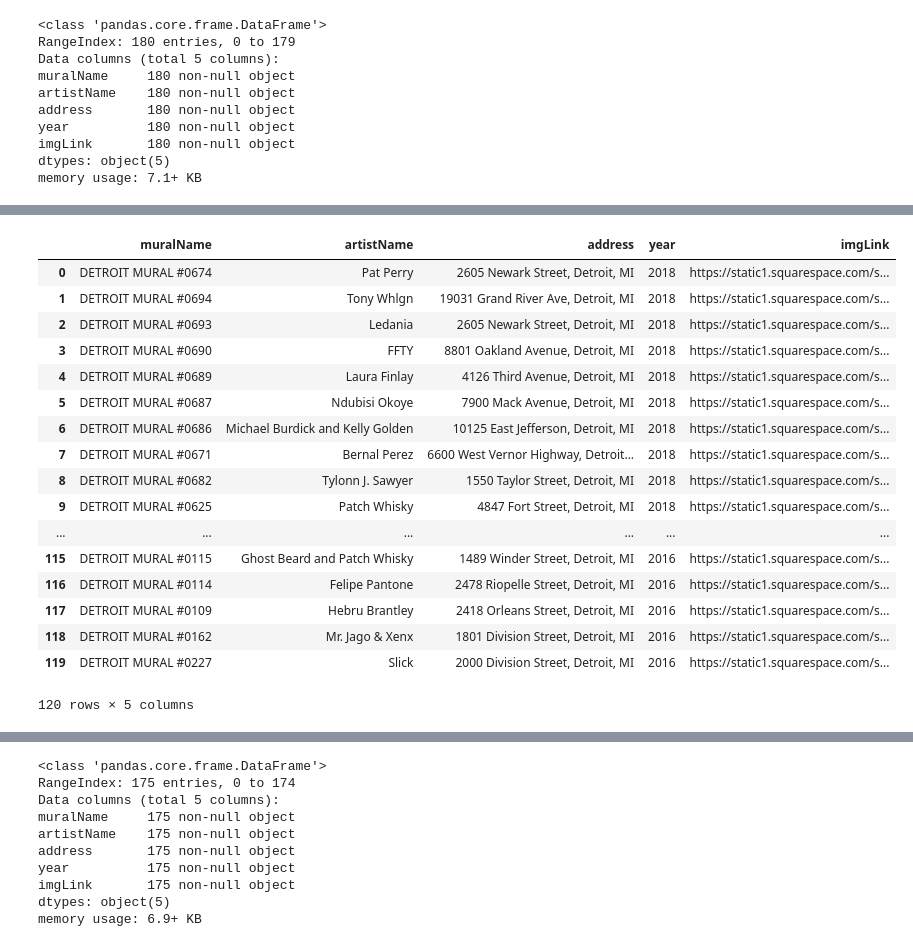
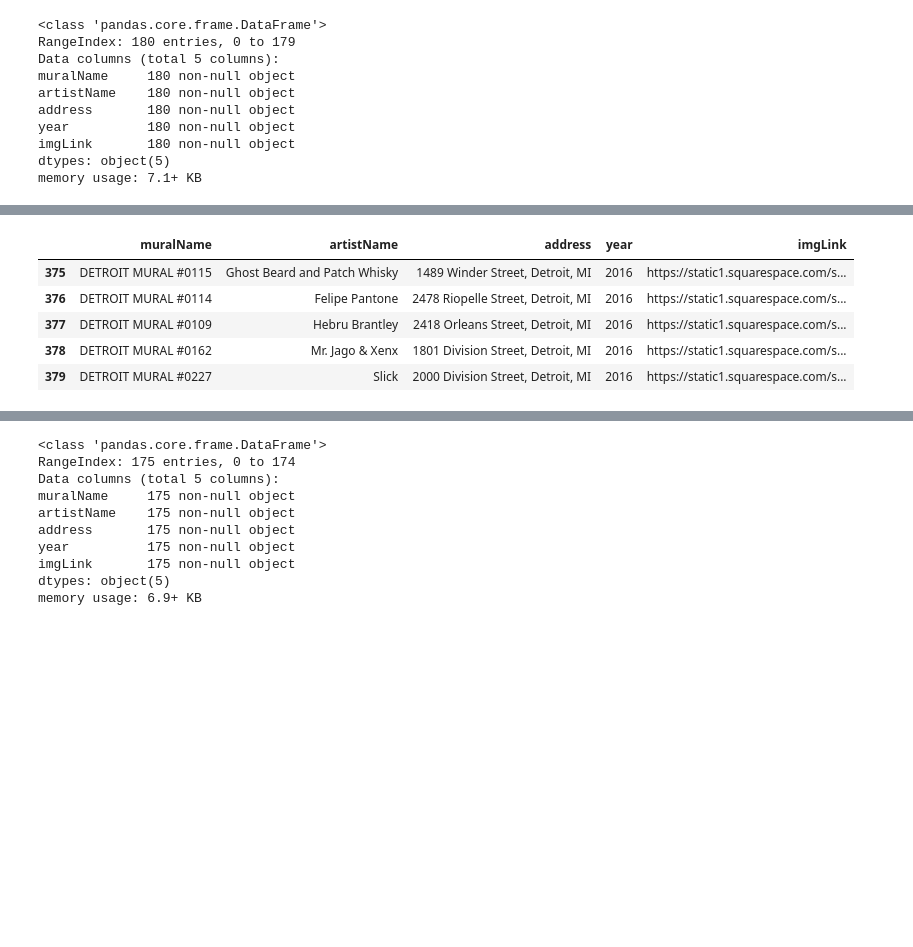
Before and after one commit to barohit/MuralDisplayDetroit, a Jupyter notebook: webscrapingscripts/1webscrape function.ipynb, the cells around one changed output, grey strips where cells are left out. Saved outputs shown, nothing was run; the diff lists cells and outputs as text; code cells hidden in the pictures; blank space fills up the shorter version.

```diff
--- a/webscrapingscripts/1webscrape function.ipynb
+++ b/webscrapingscripts/1webscrape function.ipynb
@@ -256,24 +180,13 @@ df
 # %%
 df.reset_index(drop=True)
+df.tail()
 # %% [output]
 |  | muralName | artistName | address | year | imgLink |
-| 0 | DETROIT MURAL #0674 | Pat Perry | 2605 Newark Street, Detroit, MI | 2018 | https://static1.squarespace.com/s... |
-| 1 | DETROIT MURAL #0694 | Tony Whlgn | 19031 Grand River Ave, Detroit, MI | 2018 | https://static1.squarespace.com/s... |
-| 2 | DETROIT MURAL #0693 | Ledania | 2605 Newark Street, Detroit, MI | 2018 | https://static1.squarespace.com/s... |
-| 3 | DETROIT MURAL #0690 | FFTY | 8801 Oakland Avenue, Detroit, MI | 2018 | https://static1.squarespace.com/s... |
-| 4 | DETROIT MURAL #0689 | Laura Finlay | 4126 Third Avenue, Detroit, MI | 2018 | https://static1.squarespace.com/s... |
-| 5 | DETROIT MURAL #0687 | Ndubisi Okoye | 7900 Mack Avenue, Detroit, MI | 2018 | https://static1.squarespace.com/s... |
-| 6 | DETROIT MURAL #0686 | Michael Burdick and Kelly Golden | 10125 East Jefferson, Detroit, MI | 2018 | https://static1.squarespace.com/s... |
-| 7 | DETROIT MURAL #0671 | Bernal Perez | 6600 West Vernor Highway, Detroit... | 2018 | https://static1.squarespace.com/s... |
-| 8 | DETROIT MURAL #0682 | Tylonn J. Sawyer | 1550 Taylor Street, Detroit, MI | 2018 | https://static1.squarespace.com/s... |
-| 9 | DETROIT MURAL #0625 | Patch Whisky | 4847 Fort Street, Detroit, MI | 2018 | https://static1.squarespace.com/s... |
-| ... | ... | ... | ... | ... | ... |
-| 115 | DETROIT MURAL #0115 | Ghost Beard and Patch Whisky | 1489 Winder Street, Detroit, MI | 2016 | https://static1.squarespace.com/s... |
-| 116 | DETROIT MURAL #0114 | Felipe Pantone | 2478 Riopelle Street, Detroit, MI | 2016 | https://static1.squarespace.com/s... |
-| 117 | DETROIT MURAL #0109 | Hebru Brantley | 2418 Orleans Street, Detroit, MI | 2016 | https://static1.squarespace.com/s... |
-| 118 | DETROIT MURAL #0162 | Mr. Jago & Xenx | 1801 Division Street, Detroit, MI | 2016 | https://static1.squarespace.com/s... |
-| 119 | DETROIT MURAL #0227 | Slick | 2000 Division Street, Detroit, MI | 2016 | https://static1.squarespace.com/s... |
+| 375 | DETROIT MURAL #0115 | Ghost Beard and Patch Whisky | 1489 Winder Street, Detroit, MI | 2016 | https://static1.squarespace.com/s... |
+| 376 | DETROIT MURAL #0114 | Felipe Pantone | 2478 Riopelle Street, Detroit, MI | 2016 | https://static1.squarespace.com/s... |
+| 377 | DETROIT MURAL #0109 | Hebru Brantley | 2418 Orleans Street, Detroit, MI | 2016 | https://static1.squarespace.com/s... |
+| 378 | DETROIT MURAL #0162 | Mr. Jago & Xenx | 1801 Division Street, Detroit, MI | 2016 | https://static1.squarespace.com/s... |
+| 379 | DETROIT MURAL #0227 | Slick | 2000 Division Street, Detroit, MI | 2016 | https://static1.squarespace.com/s... |
-120 rows × 5 columns
 # %%
 page_link = "https://detroitmopa.org/artworks?offset=1472763120116&tag=Eastern+Market+Murals"
 df = df.append(MuralScrape(page_link, df), ignore_index=True)
```
Also changed, not shown: parts of 11 cells of this notebook, 1 other file.
